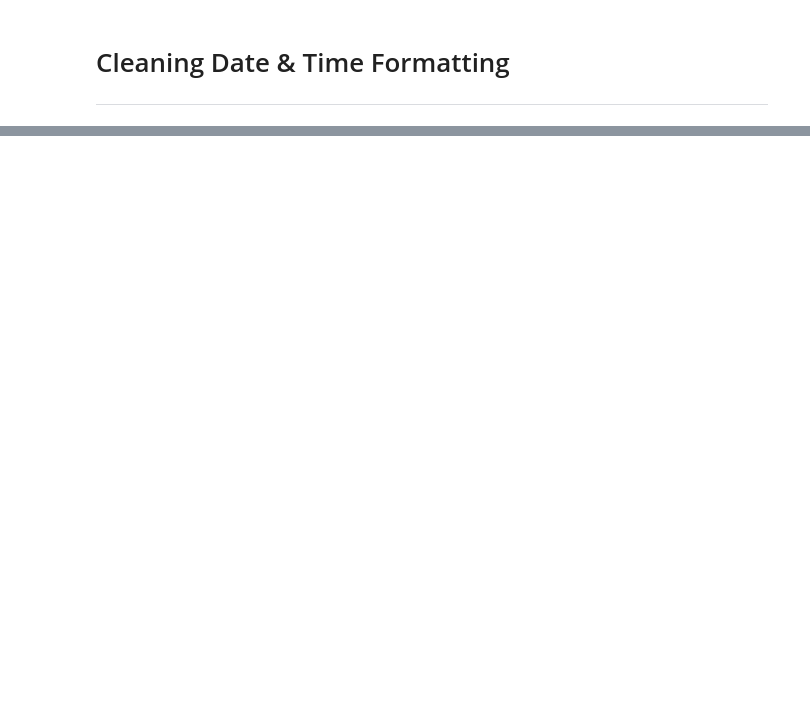
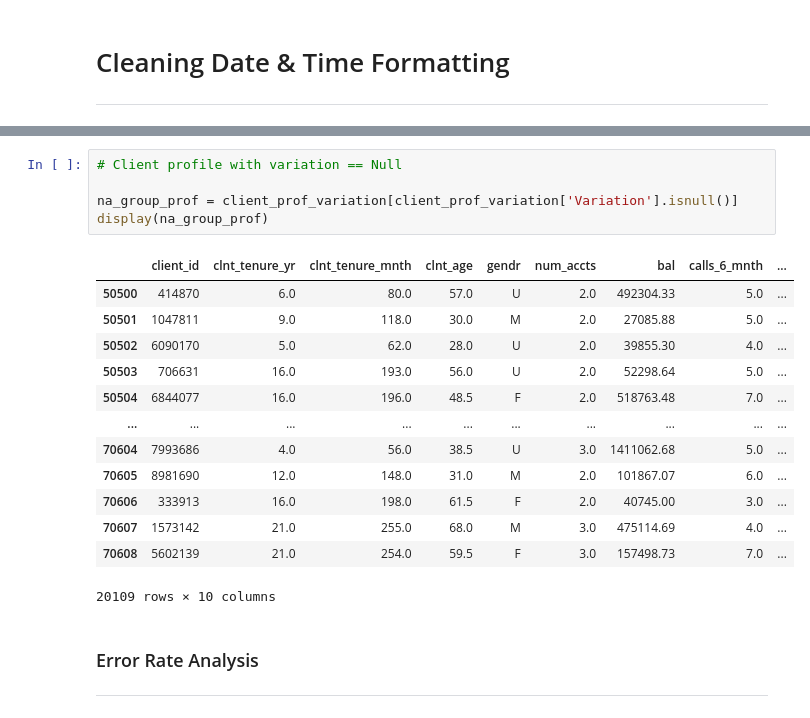
Before and after one commit to DarceeAnne/Vanguard_Investment_AB_Testing, a Jupyter notebook: Vanguard_Investment_AB_Testing.ipynb, the cells around one changed output, grey strips where cells are left out. Drawn from its saved outputs; the diff is of its cells as text; blank space fills up the shorter version.

```diff
--- a/Vanguard_Investment_AB_Testing.ipynb
+++ b/Vanguard_Investment_AB_Testing.ipynb
@@ -718,0 +801,22 @@ See the caveats in the documentation: https://pandas.pydata.org/pandas-docs/stab
+# %%
+# Client profile with variation == Null
+
+na_group_prof = client_prof_variation[client_prof_variation['Variation'].isnull()]
+display(na_group_prof)
+# %% [output]
+|  | client_id | clnt_tenure_yr | clnt_tenure_mnth | clnt_age | gendr | num_accts | bal | calls_6_mnth | ... |
+| 50500 | 414870 | 6.0 | 80.0 | 57.0 | U | 2.0 | 492304.33 | 5.0 | ... |
+| 50501 | 1047811 | 9.0 | 118.0 | 30.0 | M | 2.0 | 27085.88 | 5.0 | ... |
+| 50502 | 6090170 | 5.0 | 62.0 | 28.0 | U | 2.0 | 39855.30 | 4.0 | ... |
+| 50503 | 706631 | 16.0 | 193.0 | 56.0 | U | 2.0 | 52298.64 | 5.0 | ... |
+| 50504 | 6844077 | 16.0 | 196.0 | 48.5 | F | 2.0 | 518763.48 | 7.0 | ... |
+| ... | ... | ... | ... | ... | ... | ... | ... | ... | ... |
+| 70604 | 7993686 | 4.0 | 56.0 | 38.5 | U | 3.0 | 1411062.68 | 5.0 | ... |
+| 70605 | 8981690 | 12.0 | 148.0 | 31.0 | M | 2.0 | 101867.07 | 6.0 | ... |
+| 70606 | 333913 | 16.0 | 198.0 | 61.5 | F | 2.0 | 40745.00 | 3.0 | ... |
+| 70607 | 1573142 | 21.0 | 255.0 | 68.0 | M | 3.0 | 475114.69 | 4.0 | ... |
+| 70608 | 5602139 | 21.0 | 254.0 | 59.5 | F | 3.0 | 157498.73 | 7.0 | ... |
+20109 rows × 10 columns
+# %% [markdown]
+### Error Rate Analysis
+_________________________________
```
Also changed, not shown: parts of 44 cells of this notebook.
